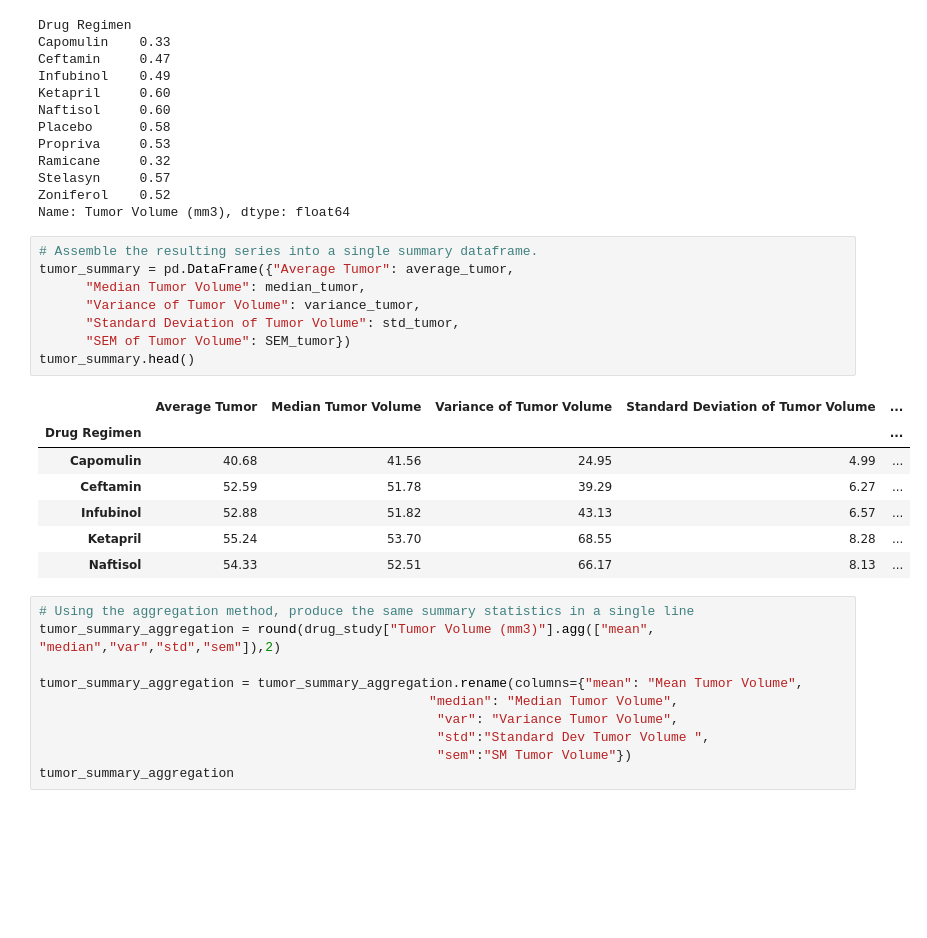
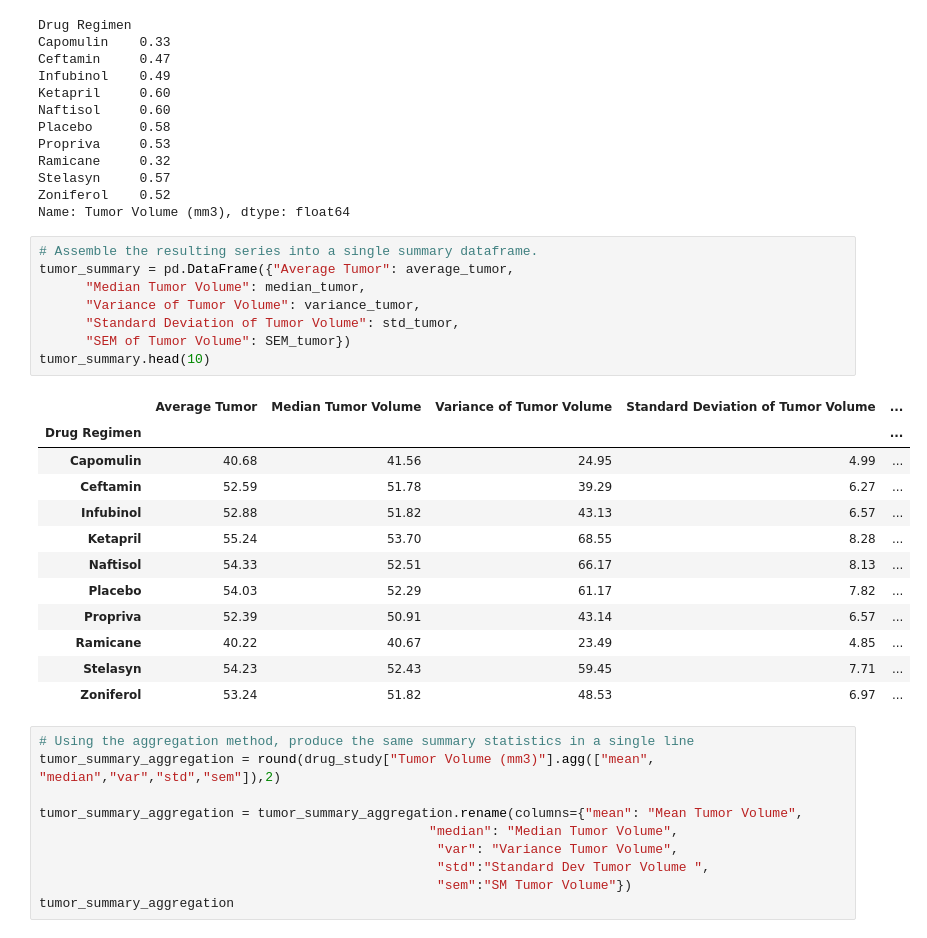
Before and after one commit to samseng88/Matplotlib, a Jupyter notebook: Pymaceuticals/pymaceuticals_starter.ipynb, the cells around one changed output. Drawn from its saved outputs; the diff is of its cells as text; blank space fills up the shorter version.

```diff
--- a/Pymaceuticals/pymaceuticals_starter.ipynb
+++ b/Pymaceuticals/pymaceuticals_starter.ipynb
@@ -140,19 +140,24 @@ Name: Tumor Volume (mm3), dtype: float64
 # %%
 # Assemble the resulting series into a single summary dataframe.
 tumor_summary = pd.DataFrame({"Average Tumor": average_tumor,
       "Median Tumor Volume": median_tumor,
       "Variance of Tumor Volume": variance_tumor,
       "Standard Deviation of Tumor Volume": std_tumor,
       "SEM of Tumor Volume": SEM_tumor})
-tumor_summary.head()
+tumor_summary.head(10)
 # %% [output]
 |  | Average Tumor | Median Tumor Volume | Variance of Tumor Volume | Standard Deviation of Tumor Volume | ... |
 | Drug Regimen |  |  |  |  | ... |
 | Capomulin | 40.68 | 41.56 | 24.95 | 4.99 | ... |
 | Ceftamin | 52.59 | 51.78 | 39.29 | 6.27 | ... |
 | Infubinol | 52.88 | 51.82 | 43.13 | 6.57 | ... |
 | Ketapril | 55.24 | 53.70 | 68.55 | 8.28 | ... |
 | Naftisol | 54.33 | 52.51 | 66.17 | 8.13 | ... |
+| Placebo | 54.03 | 52.29 | 61.17 | 7.82 | ... |
+| Propriva | 52.39 | 50.91 | 43.14 | 6.57 | ... |
+| Ramicane | 40.22 | 40.67 | 23.49 | 4.85 | ... |
+| Stelasyn | 54.23 | 52.43 | 59.45 | 7.71 | ... |
+| Zoniferol | 53.24 | 51.82 | 48.53 | 6.97 | ... |
 # %%
 # Using the aggregation method, produce the same summary statistics in a single line
 tumor_summary_aggregation = round(drug_study["Tumor Volume (mm3)"].agg(["mean", "median","var","std","sem"]),2)
```
Also changed, not shown: parts of 5 cells of this notebook.
